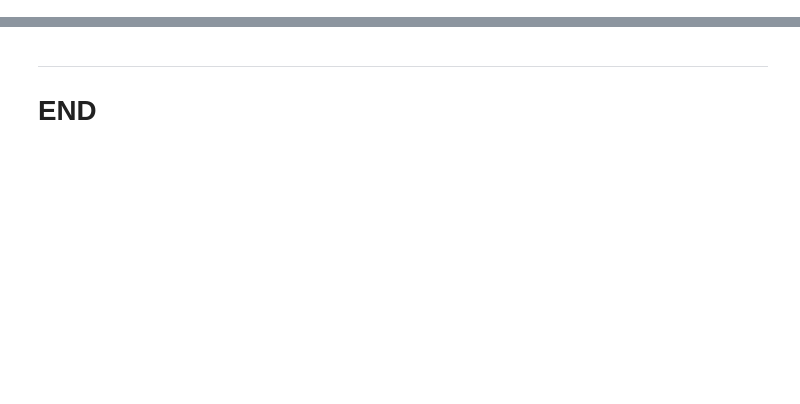
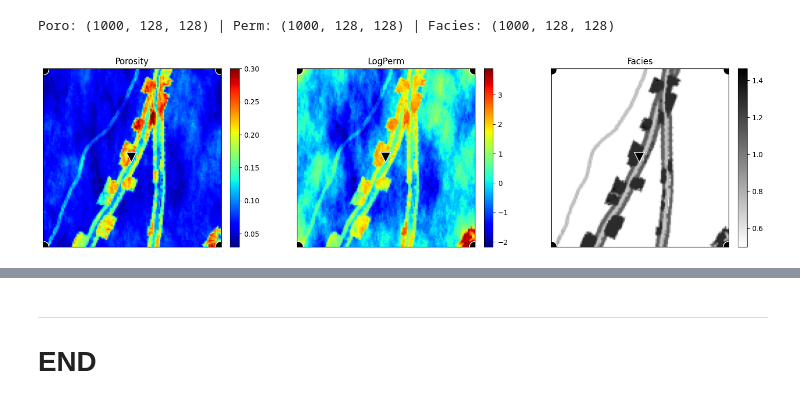
Before and after one commit to misaelmmorales/Latent-Geo-Modeling, a Jupyter notebook: simulations_new/visualize_simulations.ipynb, the cells around one changed output, grey strips where cells are left out. Saved outputs shown, nothing was run; the diff lists cells and outputs as text; code cells hidden in the pictures; blank space fills up the shorter version.

```diff
--- a/simulations_new/visualize_simulations.ipynb
+++ b/simulations_new/visualize_simulations.ipynb
@@ -25,0 +8,12 @@ for t in range(40):
+# %%
+rock = np.load('por_perm_facies_1000x128x128.npz')
+poro, perm, facies = rock['poro_norm'], rock['perm_norm'], rock['facies_norm']
+poro = np.flip(np.rot90(poro, 3, axes=(1,2)), axis=2)
+perm = np.flip(np.rot90(perm, 3, axes=(1,2)), axis=2)
+facies = np.flip(np.rot90(facies, 3, axes=(1,2)), axis=2)
+print('Poro: {} | Perm: {} | Facies: {}'.format(poro.shape, perm.shape, facies.shape))
+
+inj_idx = [[63], [63]]
+prod_idx = [[0, 0, 127, 127], [0, 127, 0, 127]]
+# %% [output]
+Poro: (1000, 128, 128) | Perm: (1000, 128, 128) | Facies: (1000, 128, 128)
@@ -26,3 +44,20 @@ for t in range(40):
+# %%
+fig, axs = plt.subplots(1, 3, figsize=(15, 4), sharex=True, sharey=True)
+ax1, ax2, ax3 = axs
+
+im1 = ax1.imshow(poro[sample], cmap='jet')
+im2 = ax2.imshow(perm[sample], cmap='jet')
+im3 = ax3.imshow(facies[sample], cmap='binary')
+
+[a.scatter(inj_idx[0], inj_idx[1], color='k', marker='v', edgecolor='w', s=200) for a in axs]
+[a.scatter(prod_idx[0], prod_idx[1], color='k', marker='o', edgecolor='w', s=200) for a in axs]
+[plt.colorbar(ii, ax=a, pad=0.04, fraction=0.046) for ii, a in zip([im1, im2, im3], axs)]
+[a.set(title=['Porosity', 'LogPerm', 'Facies'][i]) for i, a in enumerate(axs)]
+[a.set(xticks=[], yticks=[]) for a in axs]
+plt.tight_layout()
+plt.show()
+# %% [output]
+[figure, added]
 # %%
 plt.figure(figsize=(25,6))
 for i in range(40):
```
Also changed, not shown: parts of 7 cells of this notebook.
